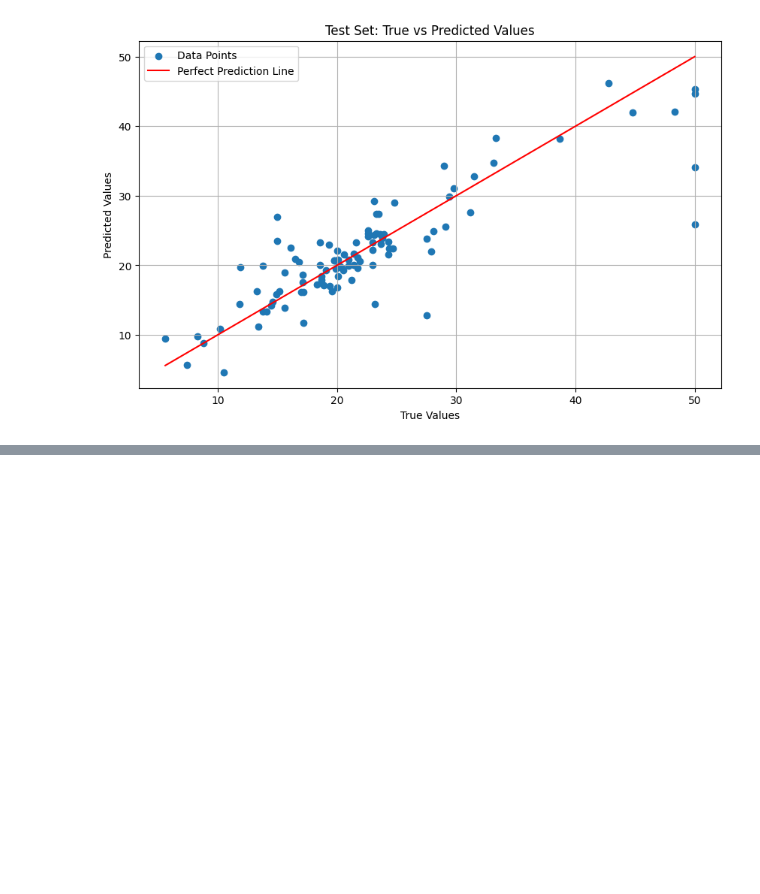
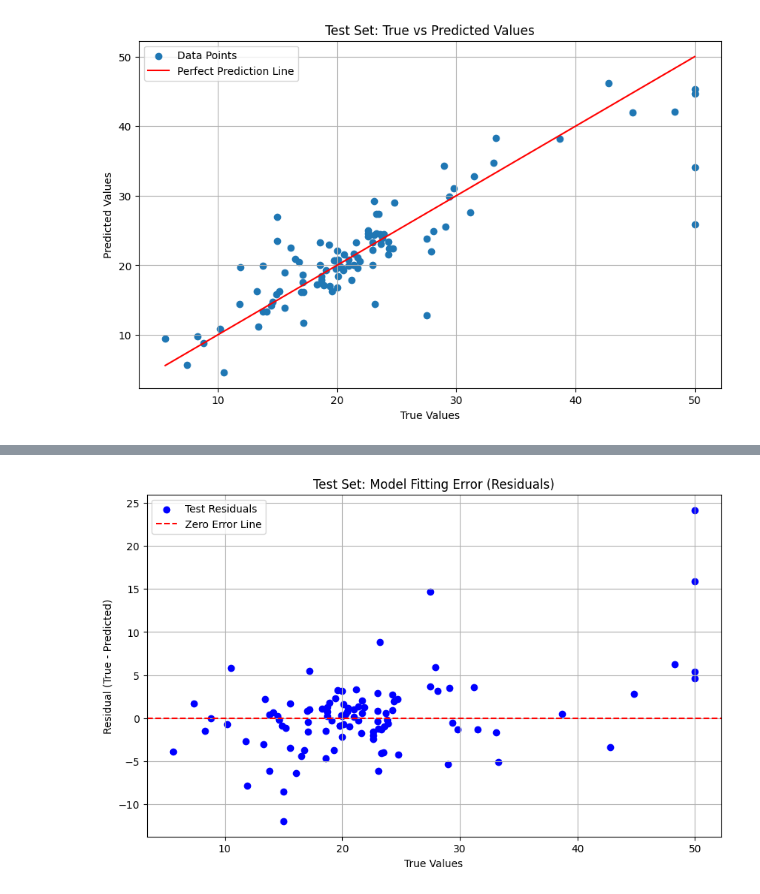
Before and after one commit to acb-code/data-science-learning, a Jupyter notebook: regression_example/regression.ipynb, the cells around one changed output, grey strips where cells are left out. Saved outputs shown, nothing was run; the diff lists cells and outputs as text; code cells hidden in the pictures; blank space fills up the shorter version.

```diff
--- a/regression_example/regression.ipynb
+++ b/regression_example/regression.ipynb
@@ -229,0 +263,4 @@ plot_true_vs_predicted(test_loader, dataset_type="Test")
+# %%
+plot_errors(test_loader, dataset_type="Test")
+# %% [output]
+[figure, added]
```
Also changed, not shown: parts of 8 cells of this notebook.
